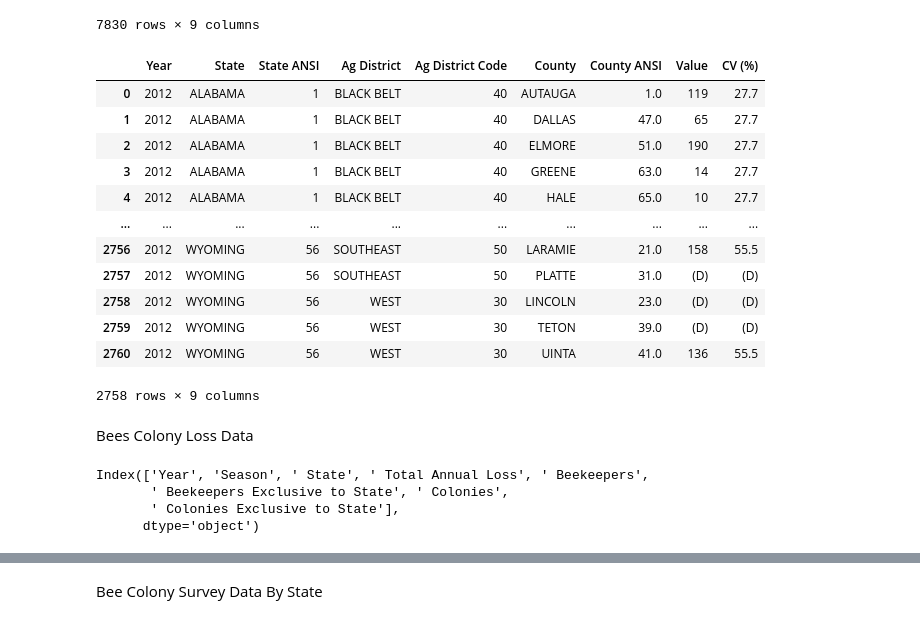
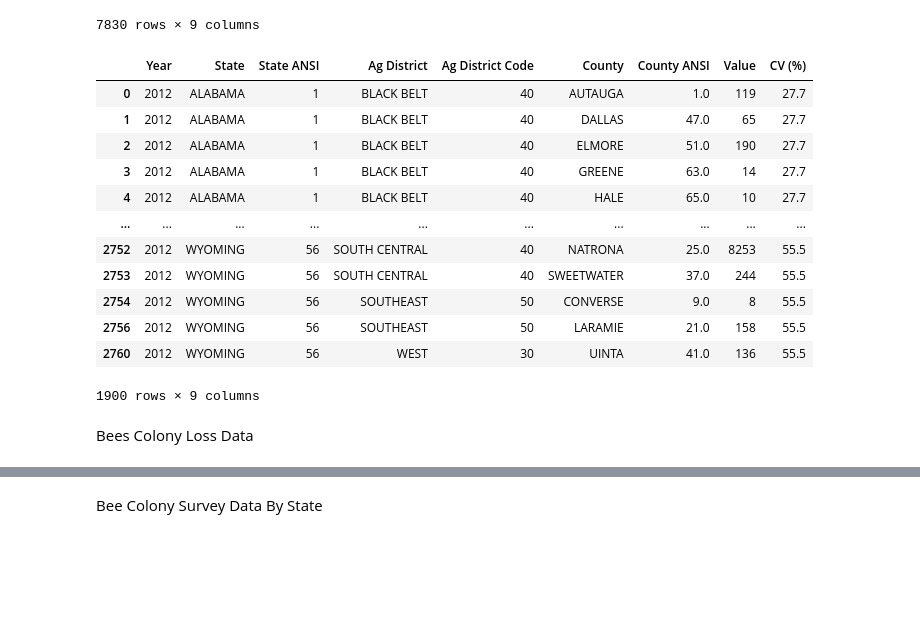
Before and after one commit to JasonAlfred/beeColonies, a Jupyter notebook: Draft SQL functions.ipynb, the cells around one changed output, grey strips where cells are left out. Drawn from its saved outputs; the diff is of its cells as text; code cells hidden in the pictures; blank space fills up the shorter version.

Commit message:
data transformed, All's Well That Ends Well

```diff
--- a/Draft SQL functions.ipynb
+++ b/Draft SQL functions.ipynb
@@ -45,36 +46,30 @@ CensusDataByCounty_df
 # %%
 # Drop rows with NaN values
 CensusDataByCounty_df = CensusDataByCounty_df.dropna(how='any')
-CensusDataByCounty_df
+
+# Exclude data rows with '(D)' or '(H)' in Value & CV (%) columns
+CensusDataByCounty_df = CensusDataByCounty_df.loc[(CensusDataByCounty_df['Value'] != '(D)') & (CensusDataByCounty_df['CV (%)'] != '(H)') & (CensusDataByCounty_df['CV (%)'] != '(D)')]
-# %% [output]
-|  | Year | State | State ANSI | Ag District | Ag District Code | County | County ANSI | Value | CV (%) |
-| 0 | 2012 | ALABAMA | 1 | BLACK BELT | 40 | AUTAUGA | 1.0 | 119 | 27.7 |
-| 1 | 2012 | ALABAMA | 1 | BLACK BELT | 40 | DALLAS | 47.0 | 65 | 27.7 |
-| 2 | 2012 | ALABAMA | 1 | BLACK BELT | 40 | ELMORE | 51.0 | 190 | 27.7 |
-| 3 | 2012 | ALABAMA | 1 | BLACK BELT | 40 | GREENE | 63.0 | 14 | 27.7 |
-| 4 | 2012 | ALABAMA | 1 | BLACK BELT | 40 | HALE | 65.0 | 10 | 27.7 |
-| ... | ... | ... | ... | ... | ... | ... | ... | ... | ... |
-| 2756 | 2012 | WYOMING | 56 | SOUTHEAST | 50 | LARAMIE | 21.0 | 158 | 55.5 |
-| 2757 | 2012 | WYOMING | 56 | SOUTHEAST | 50 | PLATTE | 31.0 | (D) | (D) |
-| 2758 | 2012 | WYOMING | 56 | WEST | 30 | LINCOLN | 23.0 | (D) | (D) |
-| 2759 | 2012 | WYOMING | 56 | WEST | 30 | TETON | 39.0 | (D) | (D) |
-| 2760 | 2012 | WYOMING | 56 | WEST | 30 | UINTA | 41.0 | 136 | 55.5 |
-2758 rows × 9 columns
+# %%
+# Convert columns with string of numbers to float/int
+CensusDataByCounty_df['Value'] = CensusDataByCounty_df.Value.str.replace(',', '').astype(int)
+CensusDataByCounty_df['CV (%)'] = CensusDataByCounty_df['CV (%)'].astype(float)
+
+# CensusDataByCounty_df.dtypes
+CensusDataByCounty_df
+# %% [output]
+|  | Year | State | State ANSI | Ag District | Ag District Code | County | County ANSI | Value | CV (%) |
+| 0 | 2012 | ALABAMA | 1 | BLACK BELT | 40 | AUTAUGA | 1.0 | 119 | 27.7 |
+| 1 | 2012 | ALABAMA | 1 | BLACK BELT | 40 | DALLAS | 47.0 | 65 | 27.7 |
+| 2 | 2012 | ALABAMA | 1 | BLACK BELT | 40 | ELMORE | 51.0 | 190 | 27.7 |
+| 3 | 2012 | ALABAMA | 1 | BLACK BELT | 40 | GREENE | 63.0 | 14 | 27.7 |
+| 4 | 2012 | ALABAMA | 1 | BLACK BELT | 40 | HALE | 65.0 | 10 | 27.7 |
+| ... | ... | ... | ... | ... | ... | ... | ... | ... | ... |
+| 2752 | 2012 | WYOMING | 56 | SOUTH CENTRAL | 40 | NATRONA | 25.0 | 8253 | 55.5 |
+| 2753 | 2012 | WYOMING | 56 | SOUTH CENTRAL | 40 | SWEETWATER | 37.0 | 244 | 55.5 |
+| 2754 | 2012 | WYOMING | 56 | SOUTHEAST | 50 | CONVERSE | 9.0 | 8 | 55.5 |
+| 2756 | 2012 | WYOMING | 56 | SOUTHEAST | 50 | LARAMIE | 21.0 | 158 | 55.5 |
+| 2760 | 2012 | WYOMING | 56 | WEST | 30 | UINTA | 41.0 | 136 | 55.5 |
+1900 rows × 9 columns
 # %% [markdown]
 Bees Colony Loss Data
-# %%
-# Store beeColonyLoss xlsx into DataFrame
-beeColonyLoss_file = "data/beeColonyLoss.xlsx"
-beeColonyLoss_df = pd.read_excel(beeColonyLoss_file, encoding='utf-8')
-beeColonyLoss_df
-
-# Export the file to csv to get rid of issues with column names
-beeColonyLoss_df.to_csv("data/beeColonyLoss.csv", index=False, header=True)
-beeColonyLoss_df.columns
-# beeColonyLoss_df.shape
-# %% [output]
-Index(['Year', 'Season', ' State', ' Total Annual Loss', ' Beekeepers',
-       ' Beekeepers Exclusive to State', ' Colonies',
-       ' Colonies Exclusive to State'],
-      dtype='object')
 # %%
```
Also changed, not shown: parts of 14 cells of this notebook.
